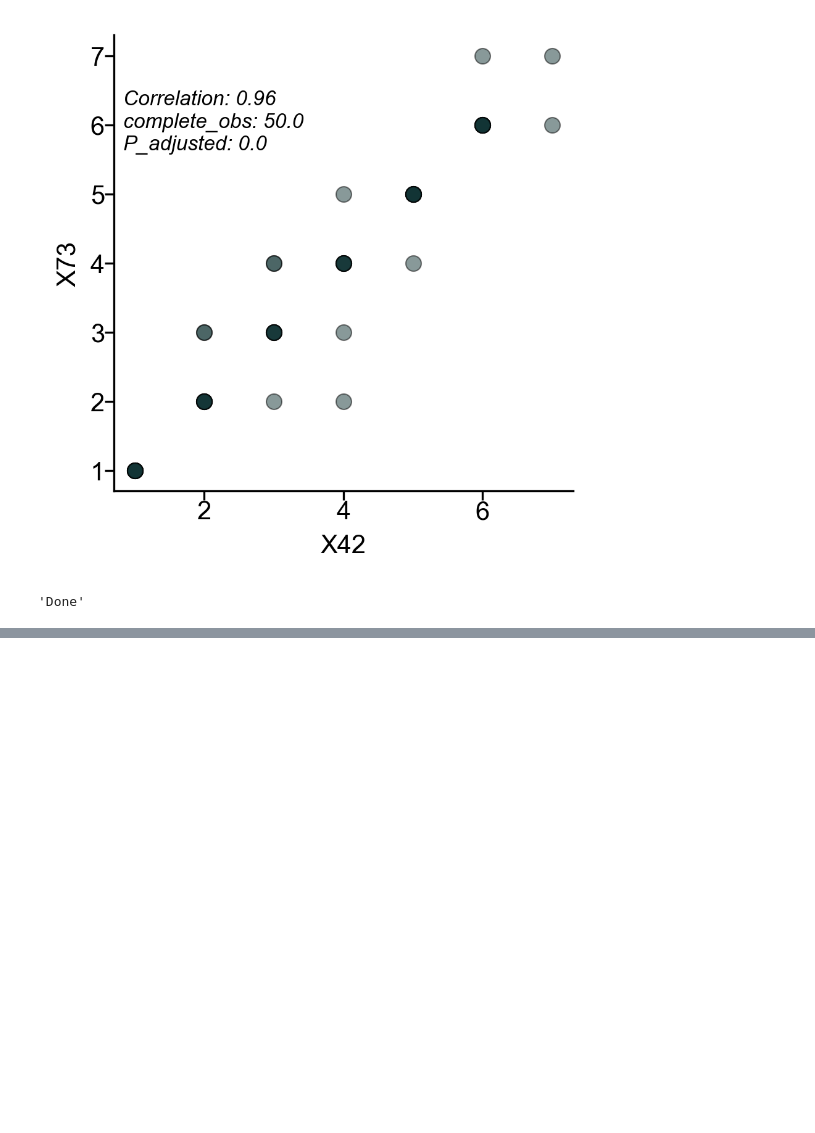
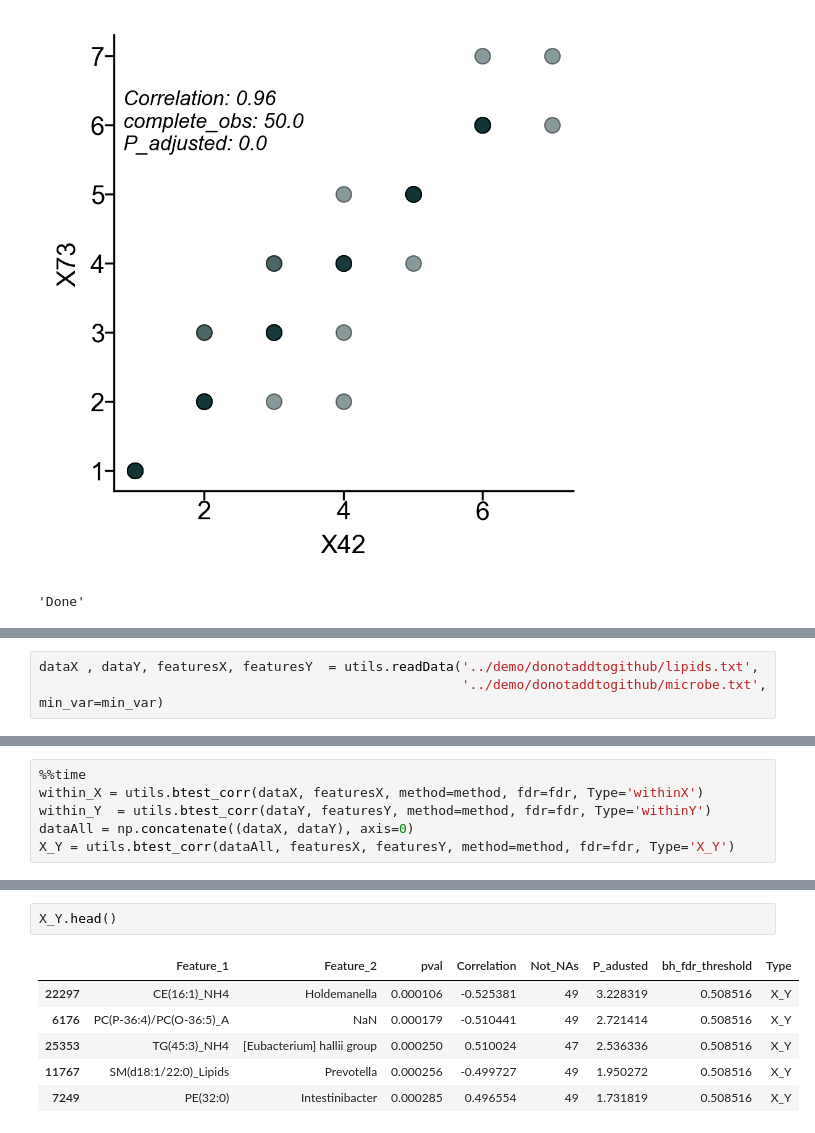
Before and after one commit to omicsEye/btest, a Jupyter notebook: notebooks/btest.ipynb, the cells around one changed output, grey strips where cells are left out. Drawn from its saved outputs; the diff is of its cells as text; blank space fills up the shorter version.

```diff
--- a/notebooks/btest.ipynb
+++ b/notebooks/btest.ipynb
@@ -489,0 +492,3 @@ Dataset Y dimension  after cleaning:  (100, 50)
+# %%
+dataX , dataY, featuresX, featuresY  = utils.readData('../demo/donotaddtogithub/lipids.txt',
+                                                      '../demo/donotaddtogithub/microbe.txt', min_var=min_var)
@@ -489,0 +500,6 @@ Dataset Y dimension  after cleaning:  (100, 50)
+# %%
+%%time
+within_X = utils.btest_corr(dataX, featuresX, method=method, fdr=fdr, Type='withinX')
+within_Y  = utils.btest_corr(dataY, featuresY, method=method, fdr=fdr, Type='withinY')
+dataAll = np.concatenate((dataX, dataY), axis=0)
+X_Y = utils.btest_corr(dataAll, featuresX, featuresY, method=method, fdr=fdr, Type='X_Y')
@@ -489,0 +509,9 @@ Dataset Y dimension  after cleaning:  (100, 50)
+# %%
+X_Y.head()
+# %% [output]
+|  | Feature_1 | Feature_2 | pval | Correlation | Not_NAs | P_adusted | bh_fdr_threshold | Type |
+| 22297 | CE(16:1)_NH4 | Holdemanella | 0.000106 | -0.525381 | 49 | 3.228319 | 0.508516 | X_Y |
+| 6176 | PC(P-36:4)/PC(O-36:5)_A | NaN | 0.000179 | -0.510441 | 49 | 2.721414 | 0.508516 | X_Y |
+| 25353 | TG(45:3)_NH4 | [Eubacterium] hallii group | 0.000250 | 0.510024 | 47 | 2.536336 | 0.508516 | X_Y |
+| 11767 | SM(d18:1/22:0)_Lipids | Prevotella | 0.000256 | -0.499727 | 49 | 1.950272 | 0.508516 | X_Y |
+| 7249 | PE(32:0) | Intestinibacter | 0.000285 | 0.496554 | 49 | 1.731819 | 0.508516 | X_Y |
```
Also changed, not shown: parts of 3 cells of this notebook, 1 other file.
